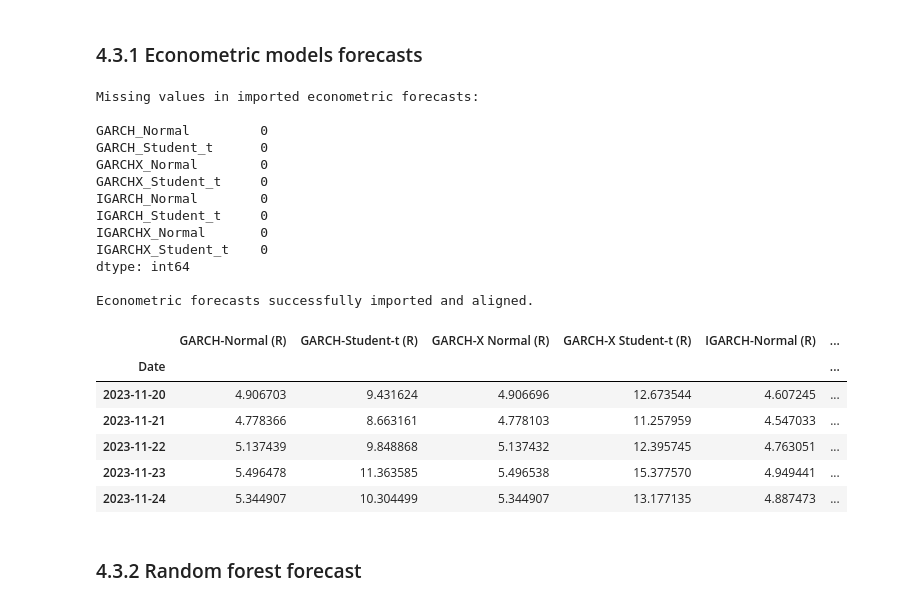
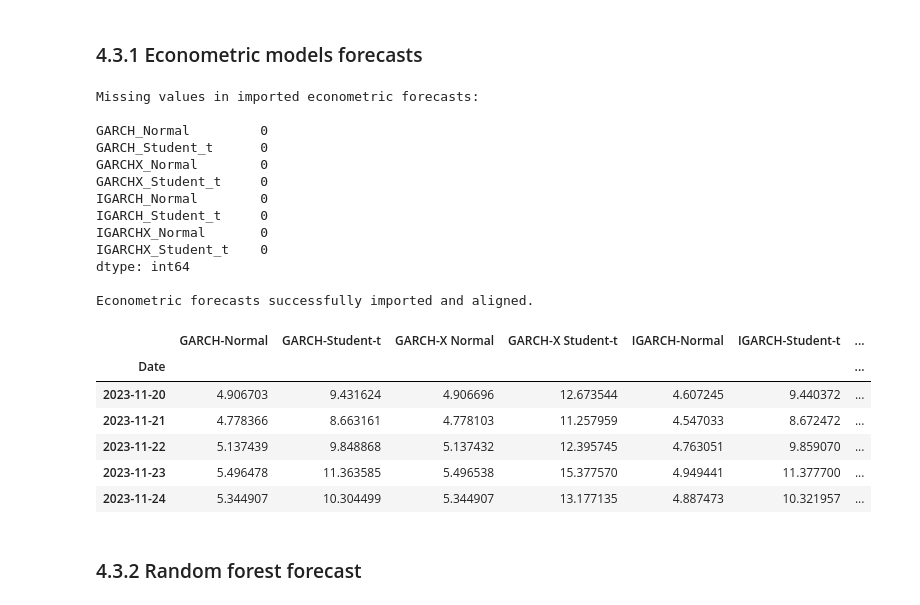
Before and after one commit to eokinyo/Thesis_Work, a Jupyter notebook: scripts/Chapter4_Empirical_Analysis.ipynb, the cells around one changed output. Saved outputs shown, nothing was run; the diff lists cells and outputs as text; code cells hidden in the pictures.

```diff
--- a/scripts/Chapter4_Empirical_Analysis.ipynb
+++ b/scripts/Chapter4_Empirical_Analysis.ipynb
@@ -2001,48 +2304,48 @@ print(missing_counts)
 if missing_counts.sum() > 0:
     raise ValueError(
         "Missing values detected in imported econometric forecasts."
     )
 
 # ----------------------------------------------------------
 # (C) Rebuild forecast dictionary cleanly
 # ----------------------------------------------------------
 
 forecast_dict = {}
 
-forecast_dict["GARCH-Normal (R)"] = eval_df["GARCH_Normal"].to_numpy()
-forecast_dict["GARCH-Student-t (R)"] = eval_df["GARCH_Student_t"].to_numpy()
-forecast_dict["GARCH-X Normal (R)"] = eval_df["GARCHX_Normal"].to_numpy()
-forecast_dict["GARCH-X Student-t (R)"] = eval_df["GARCHX_Student_t"].to_numpy()
+forecast_dict["GARCH-Normal"] = eval_df["GARCH_Normal"].to_numpy()
+forecast_dict["GARCH-Student-t"] = eval_df["GARCH_Student_t"].to_numpy()
+forecast_dict["GARCH-X Normal"] = eval_df["GARCHX_Normal"].to_numpy()
+forecast_dict["GARCH-X Student-t"] = eval_df["GARCHX_Student_t"].to_numpy()
 
-forecast_dict["IGARCH-Normal (R)"] = eval_df["IGARCH_Normal"].to_numpy()
-forecast_dict["IGARCH-Student-t (R)"] = eval_df["IGARCH_Student_t"].to_numpy()
-forecast_dict["IGARCH-X Normal (R)"] = eval_df["IGARCHX_Normal"].to_numpy()
-forecast_dict["IGARCH-X Student-t (R)"] = eval_df["IGARCHX_Student_t"].to_numpy()
+forecast_dict["IGARCH-Normal"] = eval_df["IGARCH_Normal"].to_numpy()
+forecast_dict["IGARCH-Student-t"] = eval_df["IGARCH_Student_t"].to_numpy()
+forecast_dict["IGARCH-X Normal"] = eval_df["IGARCHX_Normal"].to_numpy()
+forecast_dict["IGARCH-X Student-t"] = eval_df["IGARCHX_Student_t"].to_numpy()
 
 print("\nEconometric forecasts successfully imported and aligned.")
 
 display(pd.DataFrame(forecast_dict, index=df_oos.index).head())
 # %% [output]
 Missing values in imported econometric forecasts:
 
 GARCH_Normal         0
 GARCH_Student_t      0
 GARCHX_Normal        0
 GARCHX_Student_t     0
 IGARCH_Normal        0
 IGARCH_Student_t     0
 IGARCHX_Normal       0
 IGARCHX_Student_t    0
 dtype: int64
 
 Econometric forecasts successfully imported and aligned.
-|  | GARCH-Normal (R) | GARCH-Student-t (R) | GARCH-X Normal (R) | GARCH-X Student-t (R) | IGARCH-Normal (R) | ... |
-| Date |  |  |  |  |  | ... |
-| 2023-11-20 | 4.906703 | 9.431624 | 4.906696 | 12.673544 | 4.607245 | ... |
-| 2023-11-21 | 4.778366 | 8.663161 | 4.778103 | 11.257959 | 4.547033 | ... |
-| 2023-11-22 | 5.137439 | 9.848868 | 5.137432 | 12.395745 | 4.763051 | ... |
-| 2023-11-23 | 5.496478 | 11.363585 | 5.496538 | 15.377570 | 4.949441 | ... |
-| 2023-11-24 | 5.344907 | 10.304499 | 5.344907 | 13.177135 | 4.887473 | ... |
+|  | GARCH-Normal | GARCH-Student-t | GARCH-X Normal | GARCH-X Student-t | IGARCH-Normal | IGARCH-Student-t | ... |
+| Date |  |  |  |  |  |  | ... |
+| 2023-11-20 | 4.906703 | 9.431624 | 4.906696 | 12.673544 | 4.607245 | 9.440372 | ... |
+| 2023-11-21 | 4.778366 | 8.663161 | 4.778103 | 11.257959 | 4.547033 | 8.672472 | ... |
+| 2023-11-22 | 5.137439 | 9.848868 | 5.137432 | 12.395745 | 4.763051 | 9.859070 | ... |
+| 2023-11-23 | 5.496478 | 11.363585 | 5.496538 | 15.377570 | 4.949441 | 11.377700 | ... |
+| 2023-11-24 | 5.344907 | 10.304499 | 5.344907 | 13.177135 | 4.887473 | 10.321957 | ... |
 # %% [markdown]
 ### 4.3.2 Random forest forecast
 # %%
```
Also changed, not shown: parts of 24 cells of this notebook, 51 other files.
